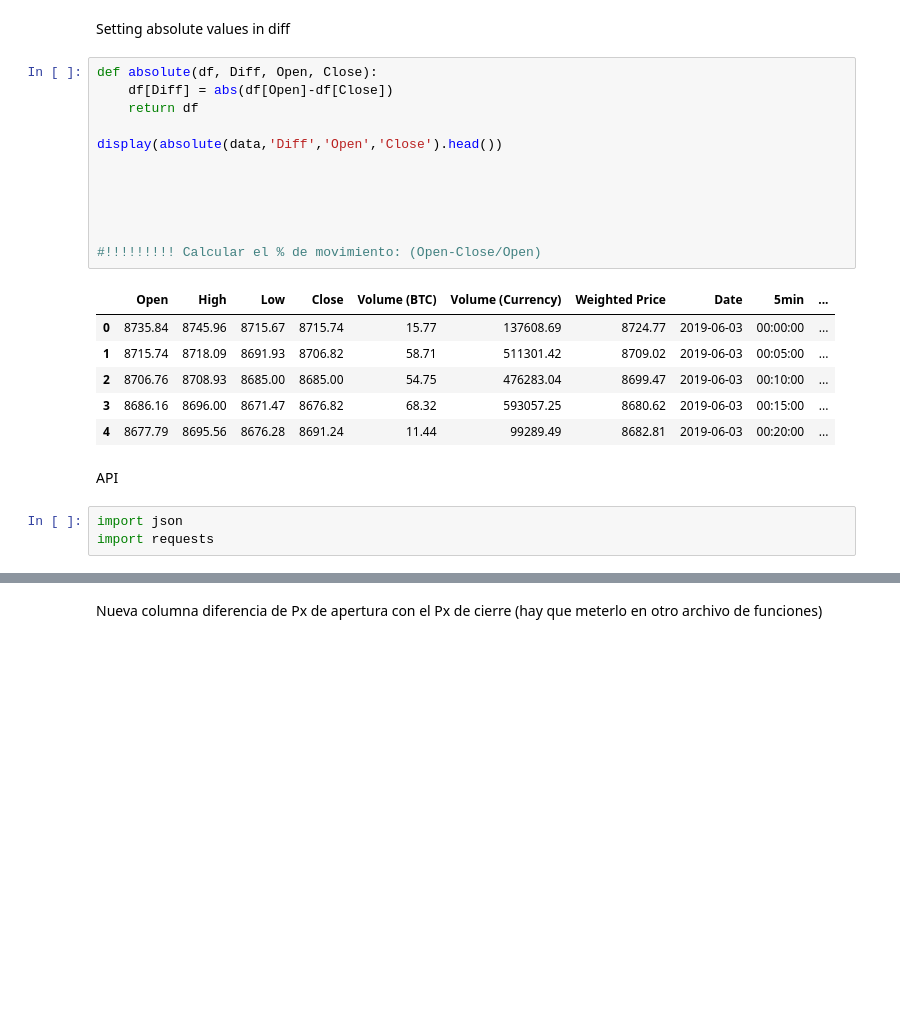
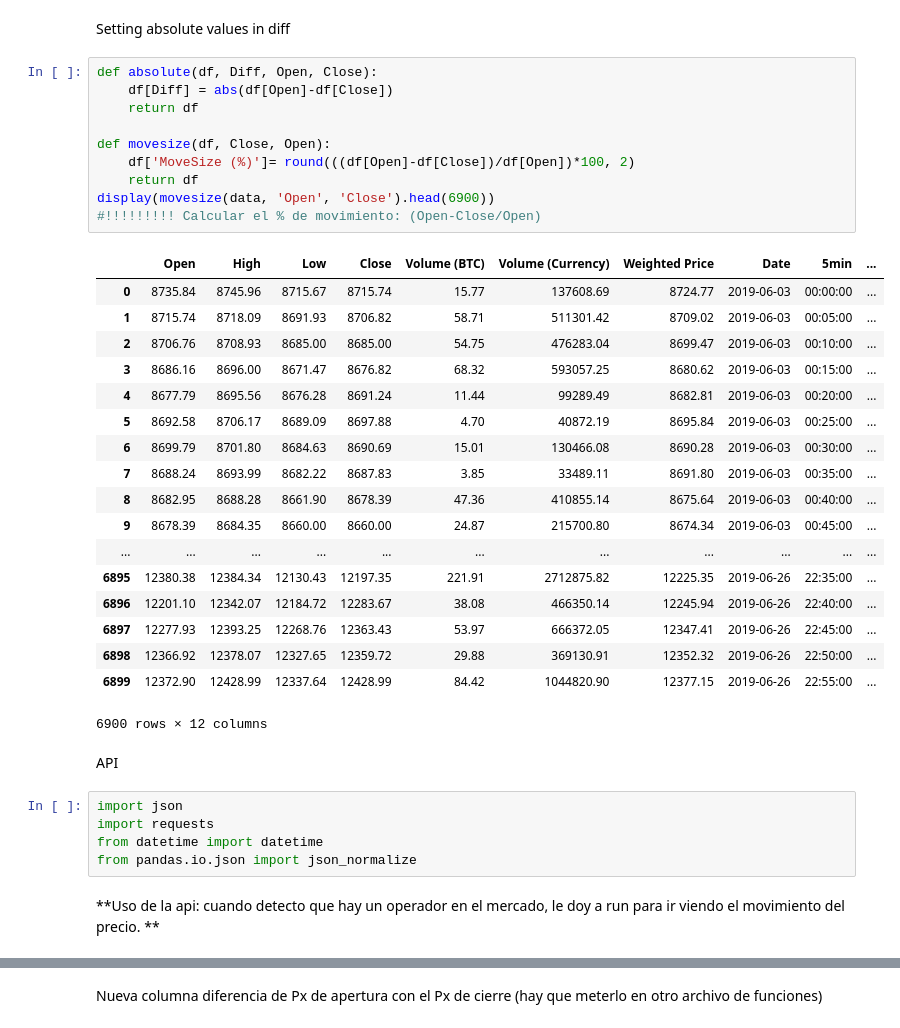
Before and after one commit to aiborra11/Pipelines-Project-BTC-movements, a Jupyter notebook: datainfo.ipynb, the cells around one changed output, grey strips where cells are left out. Cells and saved outputs as stored; diff of their text form; blank space fills up the shorter version.

```diff
--- a/datainfo.ipynb
+++ b/datainfo.ipynb
@@ -185,27 +185,41 @@ Setting absolute values in diff
 # %%
 def absolute(df, Diff, Open, Close):
     df[Diff] = abs(df[Open]-df[Close])
     return df
 
-display(absolute(data,'Diff','Open','Close').head())
-
-
-
-
-
+def movesize(df, Close, Open):
+    df['MoveSize (%)']= round(((df[Open]-df[Close])/df[Open])*100, 2)
+    return df
+display(movesize(data, 'Open', 'Close').head(6900))
 #!!!!!!!!! Calcular el % de movimiento: (Open-Close/Open)
 # %% [output]
 |  | Open | High | Low | Close | Volume (BTC) | Volume (Currency) | Weighted Price | Date | 5min | ... |
 | 0 | 8735.84 | 8745.96 | 8715.67 | 8715.74 | 15.77 | 137608.69 | 8724.77 | 2019-06-03 | 00:00:00 | ... |
 | 1 | 8715.74 | 8718.09 | 8691.93 | 8706.82 | 58.71 | 511301.42 | 8709.02 | 2019-06-03 | 00:05:00 | ... |
 | 2 | 8706.76 | 8708.93 | 8685.00 | 8685.00 | 54.75 | 476283.04 | 8699.47 | 2019-06-03 | 00:10:00 | ... |
 | 3 | 8686.16 | 8696.00 | 8671.47 | 8676.82 | 68.32 | 593057.25 | 8680.62 | 2019-06-03 | 00:15:00 | ... |
 | 4 | 8677.79 | 8695.56 | 8676.28 | 8691.24 | 11.44 | 99289.49 | 8682.81 | 2019-06-03 | 00:20:00 | ... |
+| 5 | 8692.58 | 8706.17 | 8689.09 | 8697.88 | 4.70 | 40872.19 | 8695.84 | 2019-06-03 | 00:25:00 | ... |
+| 6 | 8699.79 | 8701.80 | 8684.63 | 8690.69 | 15.01 | 130466.08 | 8690.28 | 2019-06-03 | 00:30:00 | ... |
+| 7 | 8688.24 | 8693.99 | 8682.22 | 8687.83 | 3.85 | 33489.11 | 8691.80 | 2019-06-03 | 00:35:00 | ... |
+| 8 | 8682.95 | 8688.28 | 8661.90 | 8678.39 | 47.36 | 410855.14 | 8675.64 | 2019-06-03 | 00:40:00 | ... |
+| 9 | 8678.39 | 8684.35 | 8660.00 | 8660.00 | 24.87 | 215700.80 | 8674.34 | 2019-06-03 | 00:45:00 | ... |
+| ... | ... | ... | ... | ... | ... | ... | ... | ... | ... | ... |
+| 6895 | 12380.38 | 12384.34 | 12130.43 | 12197.35 | 221.91 | 2712875.82 | 12225.35 | 2019-06-26 | 22:35:00 | ... |
+| 6896 | 12201.10 | 12342.07 | 12184.72 | 12283.67 | 38.08 | 466350.14 | 12245.94 | 2019-06-26 | 22:40:00 | ... |
+| 6897 | 12277.93 | 12393.25 | 12268.76 | 12363.43 | 53.97 | 666372.05 | 12347.41 | 2019-06-26 | 22:45:00 | ... |
+| 6898 | 12366.92 | 12378.07 | 12327.65 | 12359.72 | 29.88 | 369130.91 | 12352.32 | 2019-06-26 | 22:50:00 | ... |
+| 6899 | 12372.90 | 12428.99 | 12337.64 | 12428.99 | 84.42 | 1044820.90 | 12377.15 | 2019-06-26 | 22:55:00 | ... |
+6900 rows × 12 columns
 # %% [markdown]
 API
-# %%
-import json
-import requests
+# %%
+import json
+import requests
+from datetime import datetime
+from pandas.io.json import json_normalize
+# %% [markdown]
+**Uso de la api: cuando detecto que hay un operador en el mercado, le doy a run para ir viendo el movimiento del precio. **
 # %%
 res = requests.get('https://www.bitstamp.net/api/ticker_hour/')
 dev=res.json()
```
Also changed, not shown: parts of 15 cells of this notebook.
